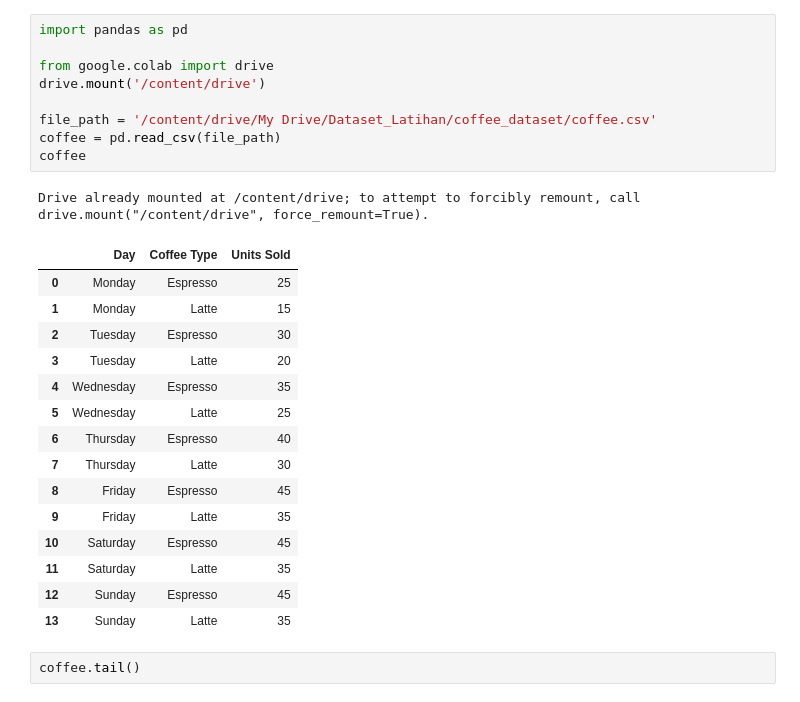
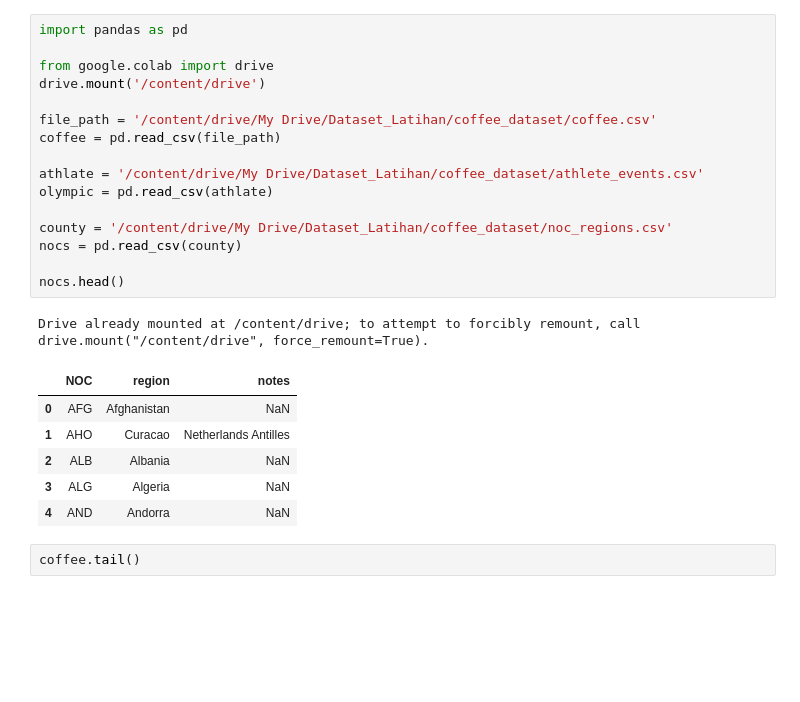
Before and after one commit to ihyaulumuddin044/pandas, a Jupyter notebook: coffee_dataset.ipynb, the cells around one changed output. Drawn from its saved outputs; the diff is of its cells as text; blank space fills up the shorter version.

```diff
--- a/coffee_dataset.ipynb
+++ b/coffee_dataset.ipynb
@@ -3,29 +3,27 @@
 # %%
 import pandas as pd
 
 from google.colab import drive
 drive.mount('/content/drive')
 
 file_path = '/content/drive/My Drive/Dataset_Latihan/coffee_dataset/coffee.csv'
 coffee = pd.read_csv(file_path)
-coffee
+
+athlate = '/content/drive/My Drive/Dataset_Latihan/coffee_dataset/athlete_events.csv'
+olympic = pd.read_csv(athlate)
+
+county = '/content/drive/My Drive/Dataset_Latihan/coffee_dataset/noc_regions.csv'
+nocs = pd.read_csv(county)
+
+nocs.head()
 # %% [output]
 Drive already mounted at /content/drive; to attempt to forcibly remount, call drive.mount("/content/drive", force_remount=True).
-|  | Day | Coffee Type | Units Sold |
-| 0 | Monday | Espresso | 25 |
-| 1 | Monday | Latte | 15 |
-| 2 | Tuesday | Espresso | 30 |
-| 3 | Tuesday | Latte | 20 |
-| 4 | Wednesday | Espresso | 35 |
-| 5 | Wednesday | Latte | 25 |
-| 6 | Thursday | Espresso | 40 |
-| 7 | Thursday | Latte | 30 |
-| 8 | Friday | Espresso | 45 |
-| 9 | Friday | Latte | 35 |
-| 10 | Saturday | Espresso | 45 |
-| 11 | Saturday | Latte | 35 |
-| 12 | Sunday | Espresso | 45 |
-| 13 | Sunday | Latte | 35 |
+|  | NOC | region | notes |
+| 0 | AFG | Afghanistan | NaN |
+| 1 | AHO | Curacao | Netherlands Antilles |
+| 2 | ALB | Albania | NaN |
+| 3 | ALG | Algeria | NaN |
+| 4 | AND | Andorra | NaN |
 # %%
 coffee.tail()
 # %% [output]
```
Also changed, not shown: parts of 15 cells of this notebook.
